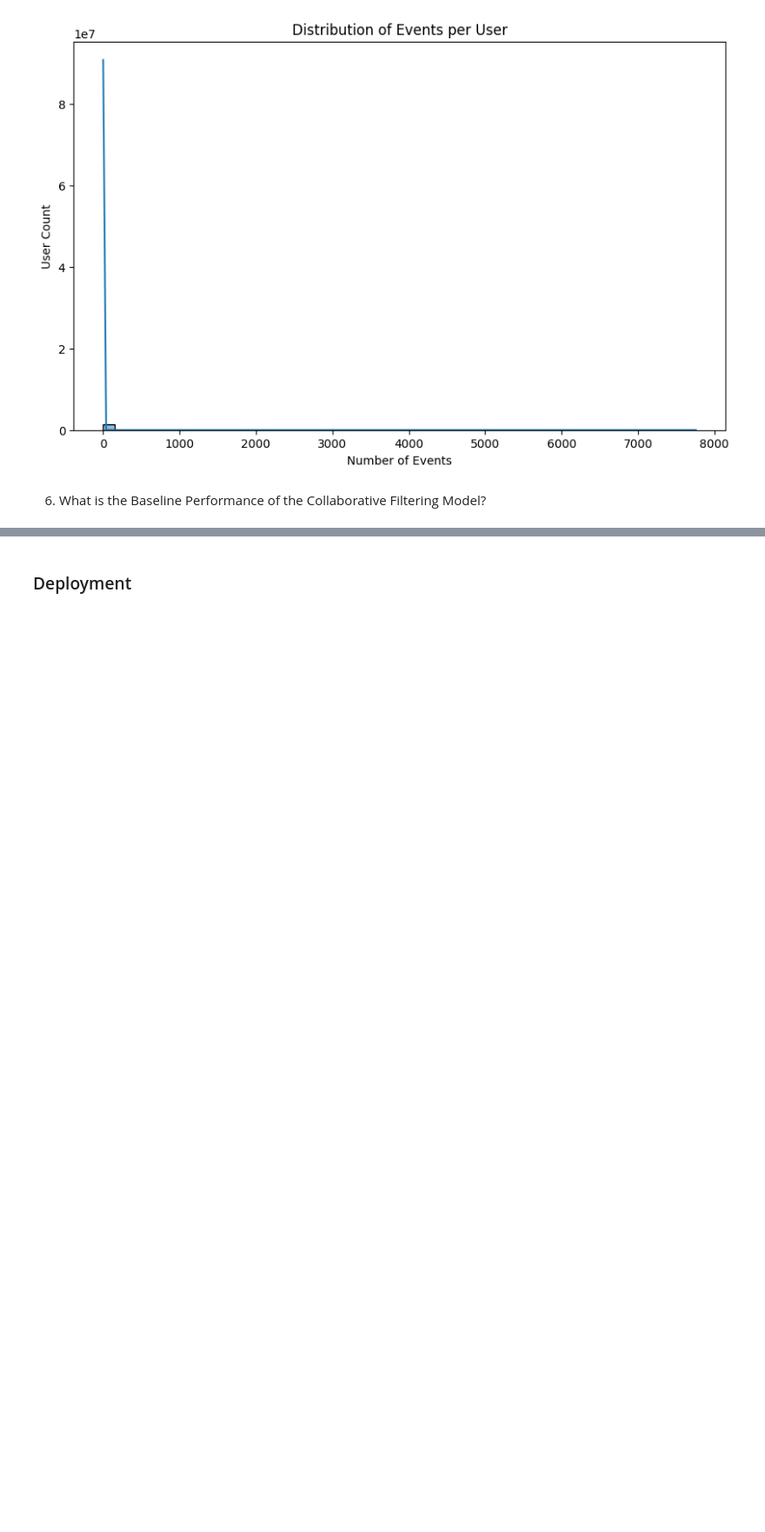
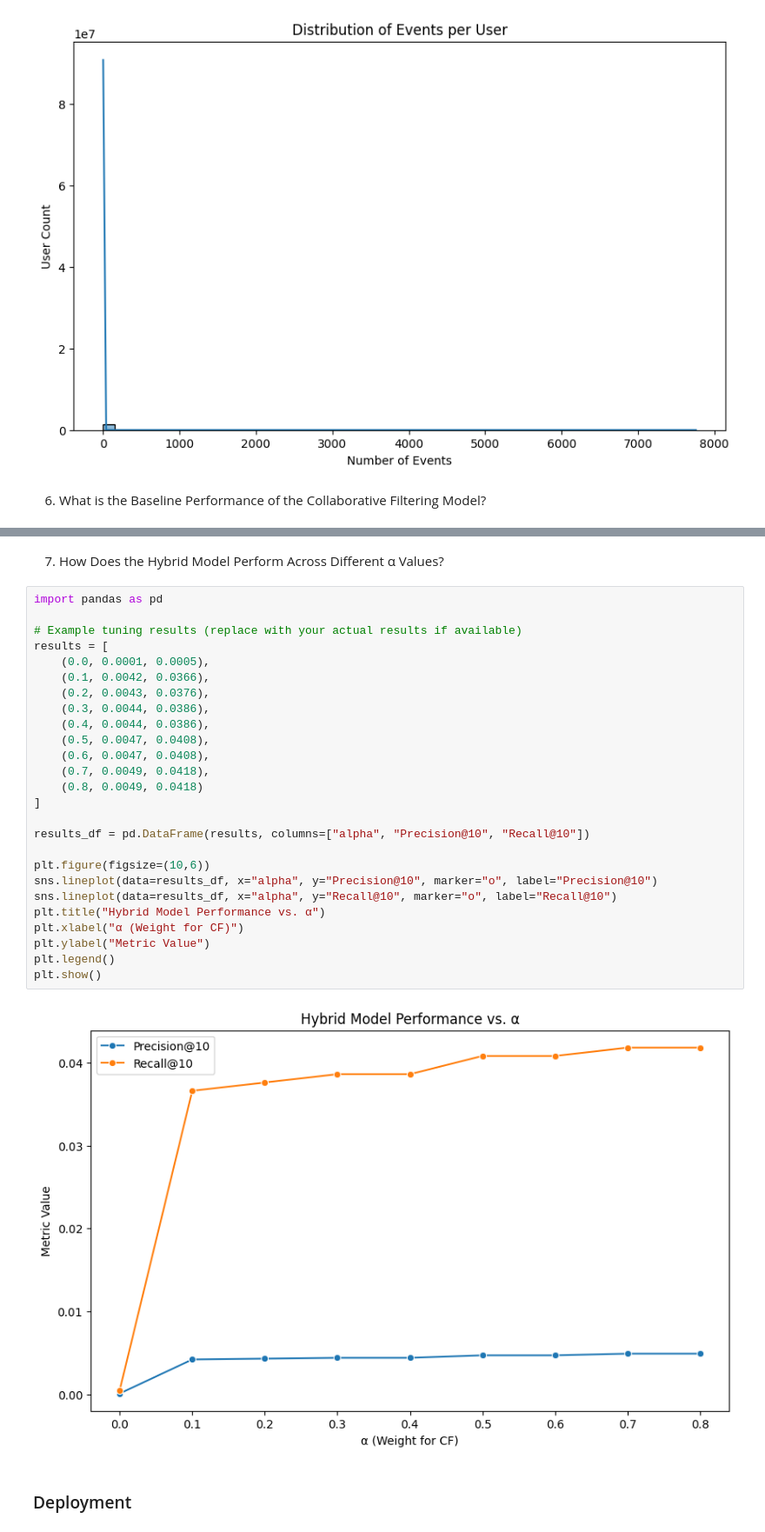
Before and after one commit to Victor-Osei/Recommendation_Systems, a Jupyter notebook: rs.ipynb, the cells around one changed output, grey strips where cells are left out. Shown at 87% size. Saved outputs shown, nothing was run; the diff lists cells and outputs as text; blank space fills up the shorter version.

```diff
--- a/rs.ipynb
+++ b/rs.ipynb
@@ -1770,3 +1772,33 @@ plt.show()
+# %% [markdown]
+7. How Does the Hybrid Model Perform Across Different α Values?
+# %%
+import pandas as pd
+
+# Example tuning results (replace with your actual results if available)
+results = [
+    (0.0, 0.0001, 0.0005),
+    (0.1, 0.0042, 0.0366),
+    (0.2, 0.0043, 0.0376),
+    (0.3, 0.0044, 0.0386),
+    (0.4, 0.0044, 0.0386),
+    (0.5, 0.0047, 0.0408),
+    (0.6, 0.0047, 0.0408),
+    (0.7, 0.0049, 0.0418),
+    (0.8, 0.0049, 0.0418)
+]
+
+results_df = pd.DataFrame(results, columns=["alpha", "Precision@10", "Recall@10"])
+
+plt.figure(figsize=(10,6))
+sns.lineplot(data=results_df, x="alpha", y="Precision@10", marker="o", label="Precision@10")
+sns.lineplot(data=results_df, x="alpha", y="Recall@10", marker="o", label="Recall@10")
+plt.title("Hybrid Model Performance vs. α")
+plt.xlabel("α (Weight for CF)")
+plt.ylabel("Metric Value")
+plt.legend()
+plt.show()
+# %% [output]
+[figure, added]
 # %% [markdown]
 
 ### Deployment
```
Also changed, not shown: parts of 1 cell of this notebook.
